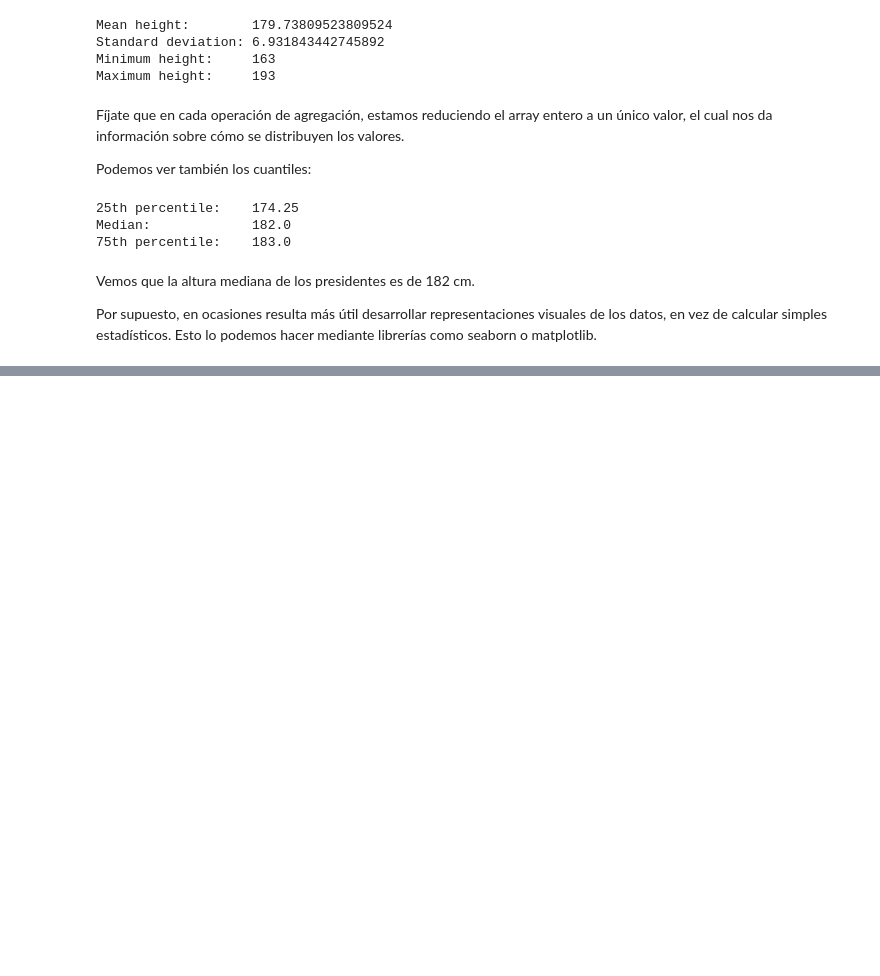
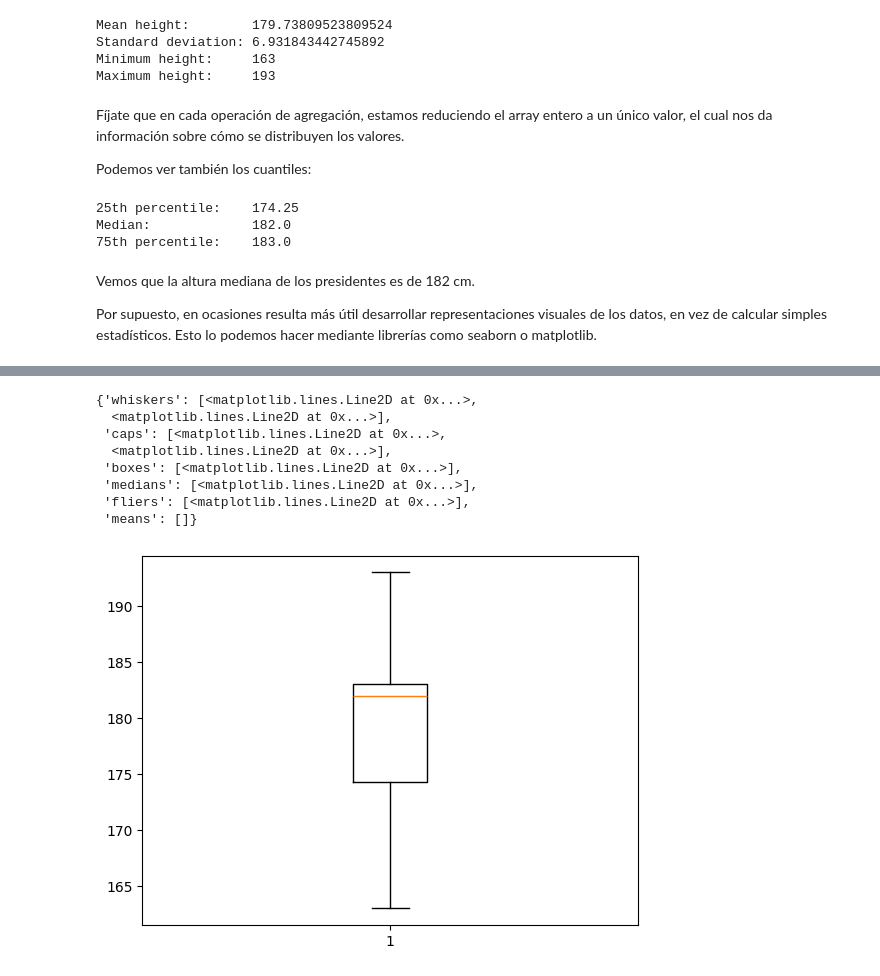
Before and after one commit to PacoFletcher/2503_dsft_thebridge_paco, a Jupyter notebook: 2-Data_Analysis/1-Numpy/Teoria/1_Numpy.ipynb, the cells around one changed output, grey strips where cells are left out. Saved outputs shown, nothing was run; the diff lists cells and outputs as text; code cells hidden in the pictures; blank space fills up the shorter version.

```diff
--- a/2-Data_Analysis/1-Numpy/Teoria/1_Numpy.ipynb
+++ b/2-Data_Analysis/1-Numpy/Teoria/1_Numpy.ipynb
@@ -1546,0 +1620,13 @@ plt.ylabel('number');
+# %%
+
+plt.boxplot(heights)
+# %% [output]
+{'whiskers': [<matplotlib.lines.Line2D at 0x...>,
+  <matplotlib.lines.Line2D at 0x...>],
+ 'caps': [<matplotlib.lines.Line2D at 0x...>,
+  <matplotlib.lines.Line2D at 0x...>],
+ 'boxes': [<matplotlib.lines.Line2D at 0x...>],
+ 'medians': [<matplotlib.lines.Line2D at 0x...>],
+ 'fliers': [<matplotlib.lines.Line2D at 0x...>],
+ 'means': []}
+[figure, added]
```
Also changed, not shown: parts of 27 cells of this notebook.
